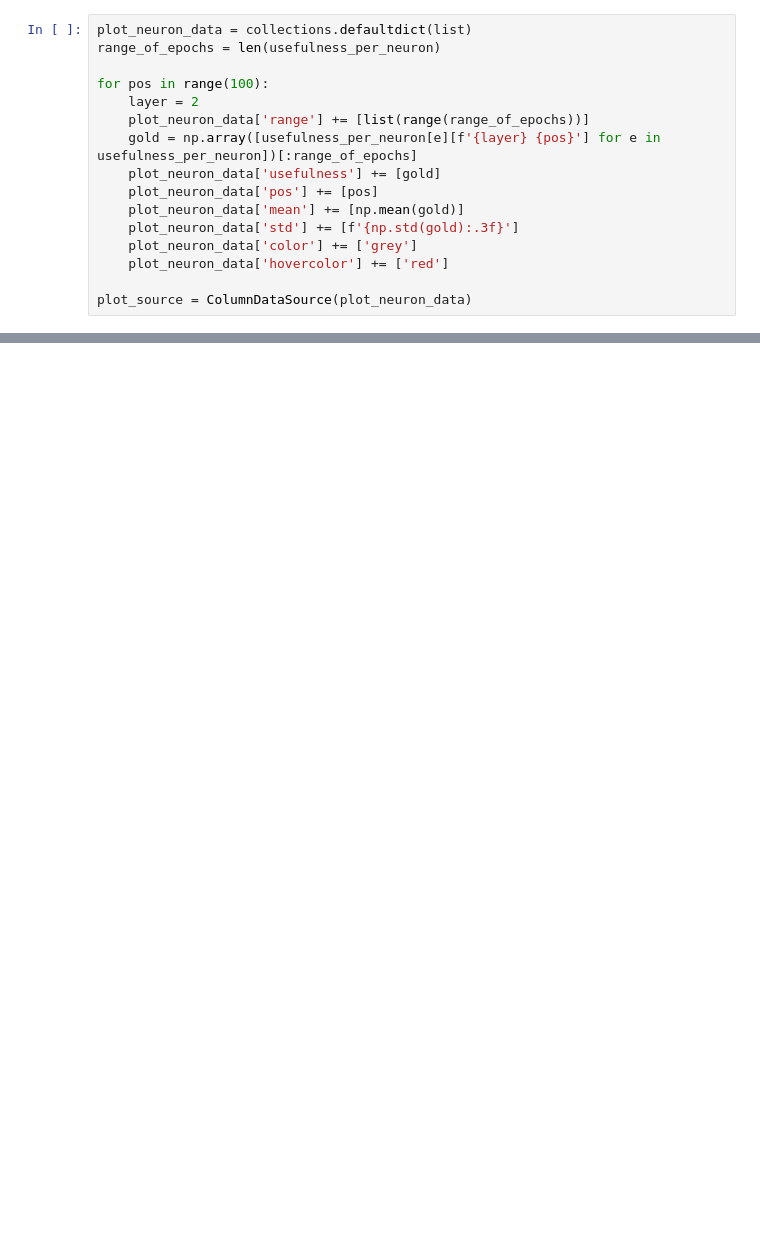
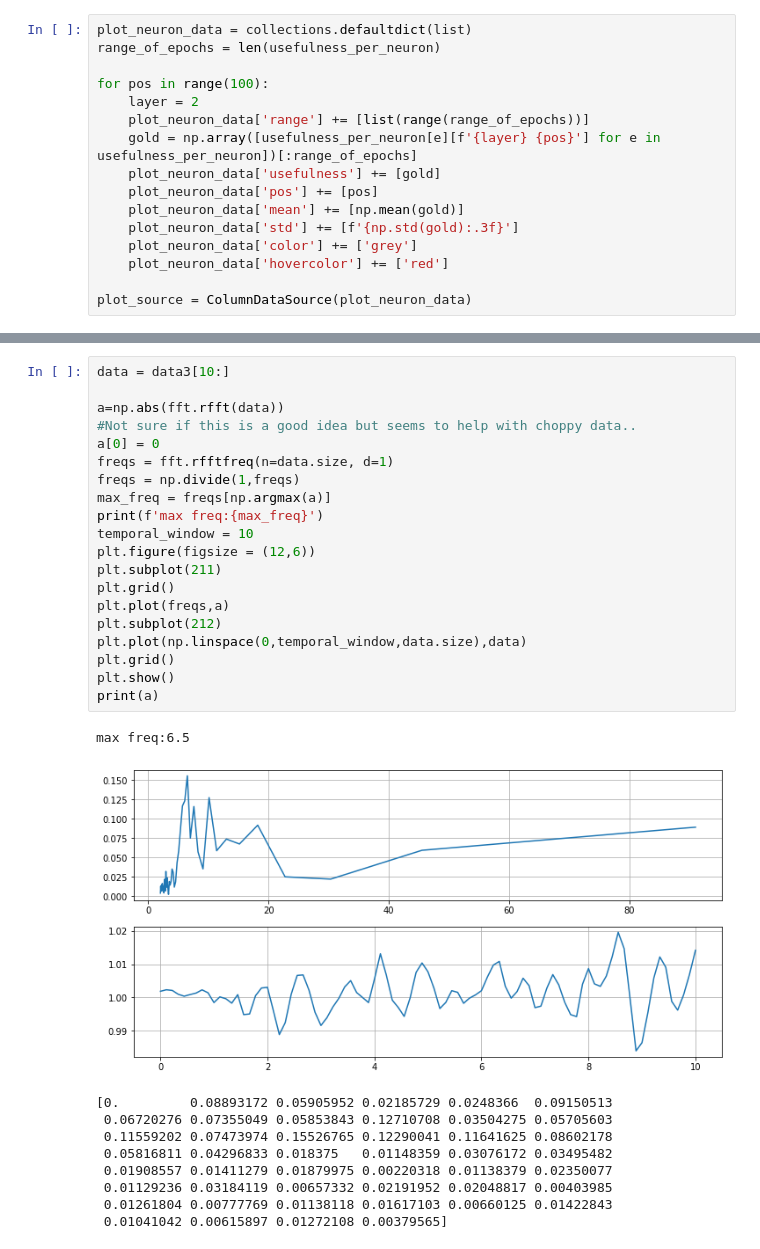
Before and after one commit to zsoltzombori/resistant-neurons, a Jupyter notebook: visualization/finding periods.ipynb, the cells around one changed output, grey strips where cells are left out. Saved outputs shown, nothing was run; the diff lists cells and outputs as text; blank space fills up the shorter version.

```diff
--- a/visualization/finding periods.ipynb
+++ b/visualization/finding periods.ipynb
@@ -210,0 +201,31 @@ plt.plot((data1+data2+data3)/3, linewidth = 4)
+# %%
+data = data3[10:]
+
+a=np.abs(fft.rfft(data))
+#Not sure if this is a good idea but seems to help with choppy data..
+a[0] = 0
+freqs = fft.rfftfreq(n=data.size, d=1)
+freqs = np.divide(1,freqs)
+max_freq = freqs[np.argmax(a)]
+print(f'max freq:{max_freq}')
+temporal_window = 10
+plt.figure(figsize = (12,6))
+plt.subplot(211)
+plt.grid()
+plt.plot(freqs,a)
+plt.subplot(212)
+plt.plot(np.linspace(0,temporal_window,data.size),data)
+plt.grid()
+plt.show()
+print(a)
+# %% [output]
+max freq:6.5
+[figure, added]
+[0.         0.08893172 0.05905952 0.02185729 0.0248366  0.09150513
+ 0.06720276 0.07355049 0.05853843 0.12710708 0.03504275 0.05705603
+ 0.11559202 0.07473974 0.15526765 0.12290041 0.11641625 0.08602178
+ 0.05816811 0.04296833 0.018375   0.01148359 0.03076172 0.03495482
+ 0.01908557 0.01411279 0.01879975 0.00220318 0.01138379 0.02350077
+ 0.01129236 0.03184119 0.00657332 0.02191952 0.02048817 0.00403985
+ 0.01261804 0.00777769 0.01138118 0.01617103 0.00660125 0.01422843
+ 0.01041042 0.00615897 0.01272108 0.00379565]
```
Also changed, not shown: parts of 16 cells of this notebook, 10 other files.
